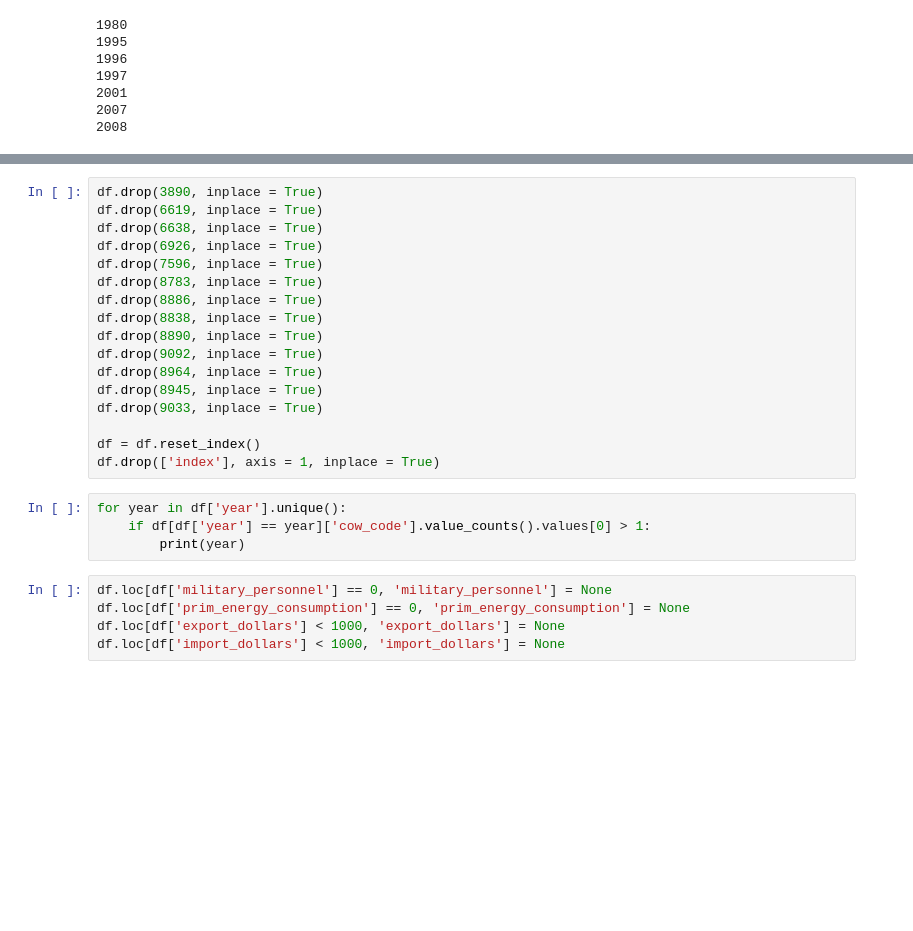
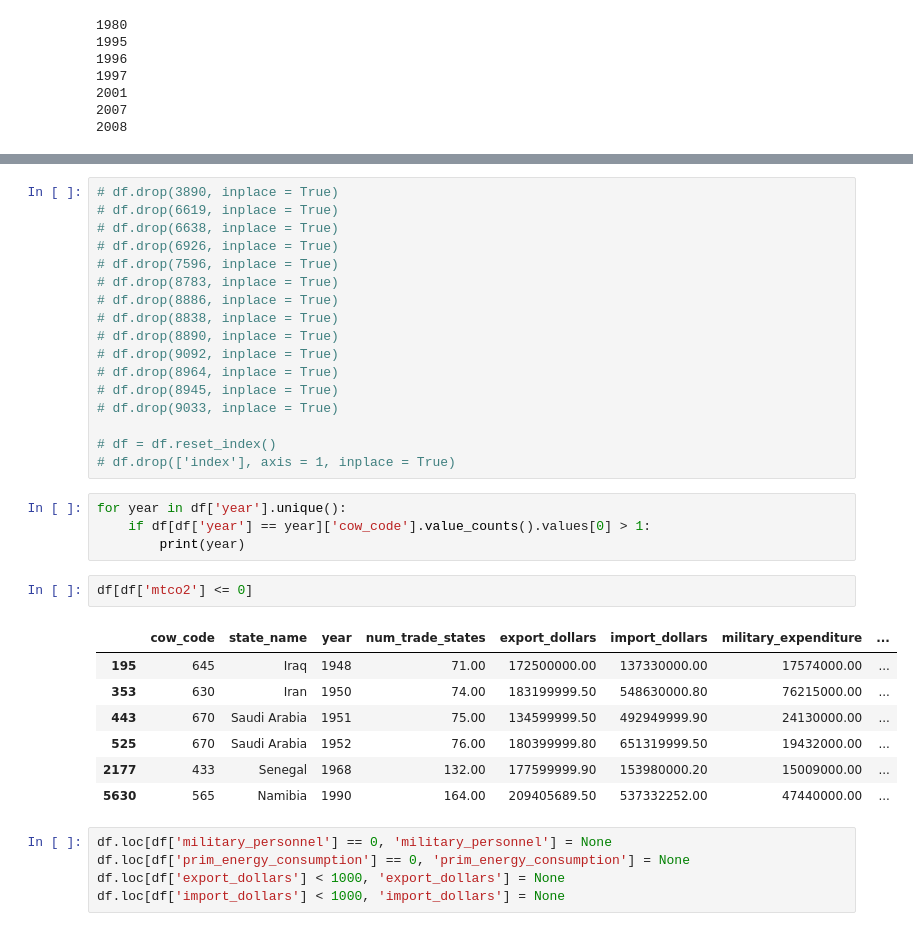
Before and after one commit to cyaris/international_armed_conflict, a Jupyter notebook: COW Master DataFrame Imputations | Data Clean.ipynb, the cells around one changed output, grey strips where cells are left out. Drawn from its saved outputs; the diff is of its cells as text; blank space fills up the shorter version.

Commit message:
More updates to classification. Joined more data (mtco2).

```diff
--- a/COW Master DataFrame Imputations | Data Clean.ipynb
+++ b/COW Master DataFrame Imputations | Data Clean.ipynb
@@ -80,24 +102,34 @@ for year in df['year'].unique():
 # %%
-df.drop(3890, inplace = True)
-df.drop(6619, inplace = True)
-df.drop(6638, inplace = True)
-df.drop(6926, inplace = True)
-df.drop(7596, inplace = True)
-df.drop(8783, inplace = True)
-df.drop(8886, inplace = True)
-df.drop(8838, inplace = True)
-df.drop(8890, inplace = True)
-df.drop(9092, inplace = True)
-df.drop(8964, inplace = True)
-df.drop(8945, inplace = True)
-df.drop(9033, inplace = True)
+# df.drop(3890, inplace = True)
+# df.drop(6619, inplace = True)
+# df.drop(6638, inplace = True)
+# df.drop(6926, inplace = True)
+# df.drop(7596, inplace = True)
+# df.drop(8783, inplace = True)
+# df.drop(8886, inplace = True)
+# df.drop(8838, inplace = True)
+# df.drop(8890, inplace = True)
+# df.drop(9092, inplace = True)
+# df.drop(8964, inplace = True)
+# df.drop(8945, inplace = True)
+# df.drop(9033, inplace = True)
 
-df = df.reset_index()
-df.drop(['index'], axis = 1, inplace = True)
+# df = df.reset_index()
+# df.drop(['index'], axis = 1, inplace = True)
 # %%
 for year in df['year'].unique():
     if df[df['year'] == year]['cow_code'].value_counts().values[0] > 1:
         print(year)
+# %%
+df[df['mtco2'] <= 0]
+# %% [output]
+|  | cow_code | state_name | year | num_trade_states | export_dollars | import_dollars | military_expenditure | ... |
+| 195 | 645 | Iraq | 1948 | 71.00 | 172500000.00 | 137330000.00 | 17574000.00 | ... |
+| 353 | 630 | Iran | 1950 | 74.00 | 183199999.50 | 548630000.80 | 76215000.00 | ... |
+| 443 | 670 | Saudi Arabia | 1951 | 75.00 | 134599999.50 | 492949999.90 | 24130000.00 | ... |
+| 525 | 670 | Saudi Arabia | 1952 | 76.00 | 180399999.80 | 651319999.50 | 19432000.00 | ... |
+| 2177 | 433 | Senegal | 1968 | 132.00 | 177599999.90 | 153980000.20 | 15009000.00 | ... |
+| 5630 | 565 | Namibia | 1990 | 164.00 | 209405689.50 | 537332252.00 | 47440000.00 | ... |
 # %%
 df.loc[df['military_personnel'] == 0, 'military_personnel'] = None
 df.loc[df['prim_energy_consumption'] == 0, 'prim_energy_consumption'] = None
```
Also changed, not shown: parts of 38 cells of this notebook, 16 other files.
